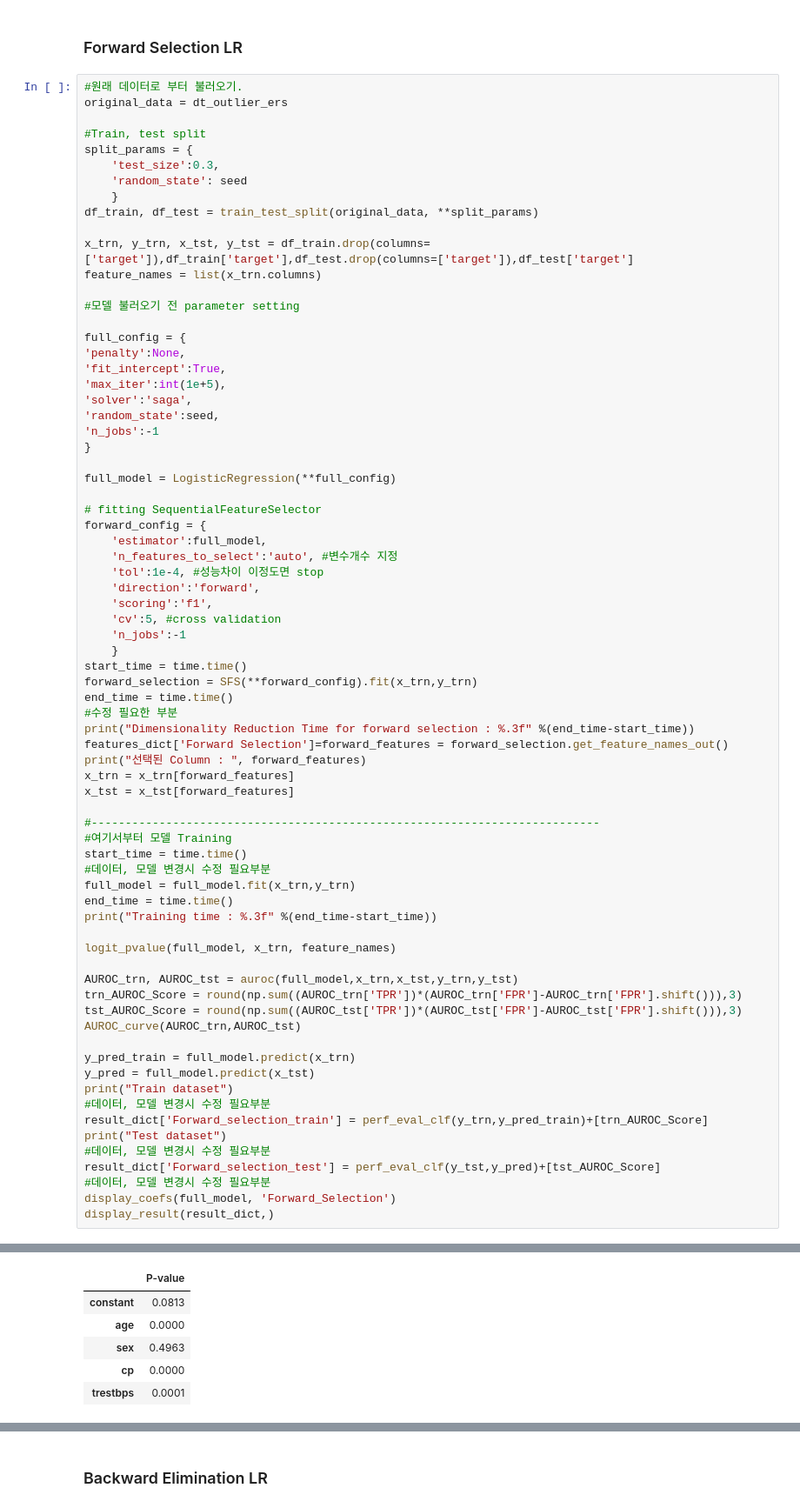
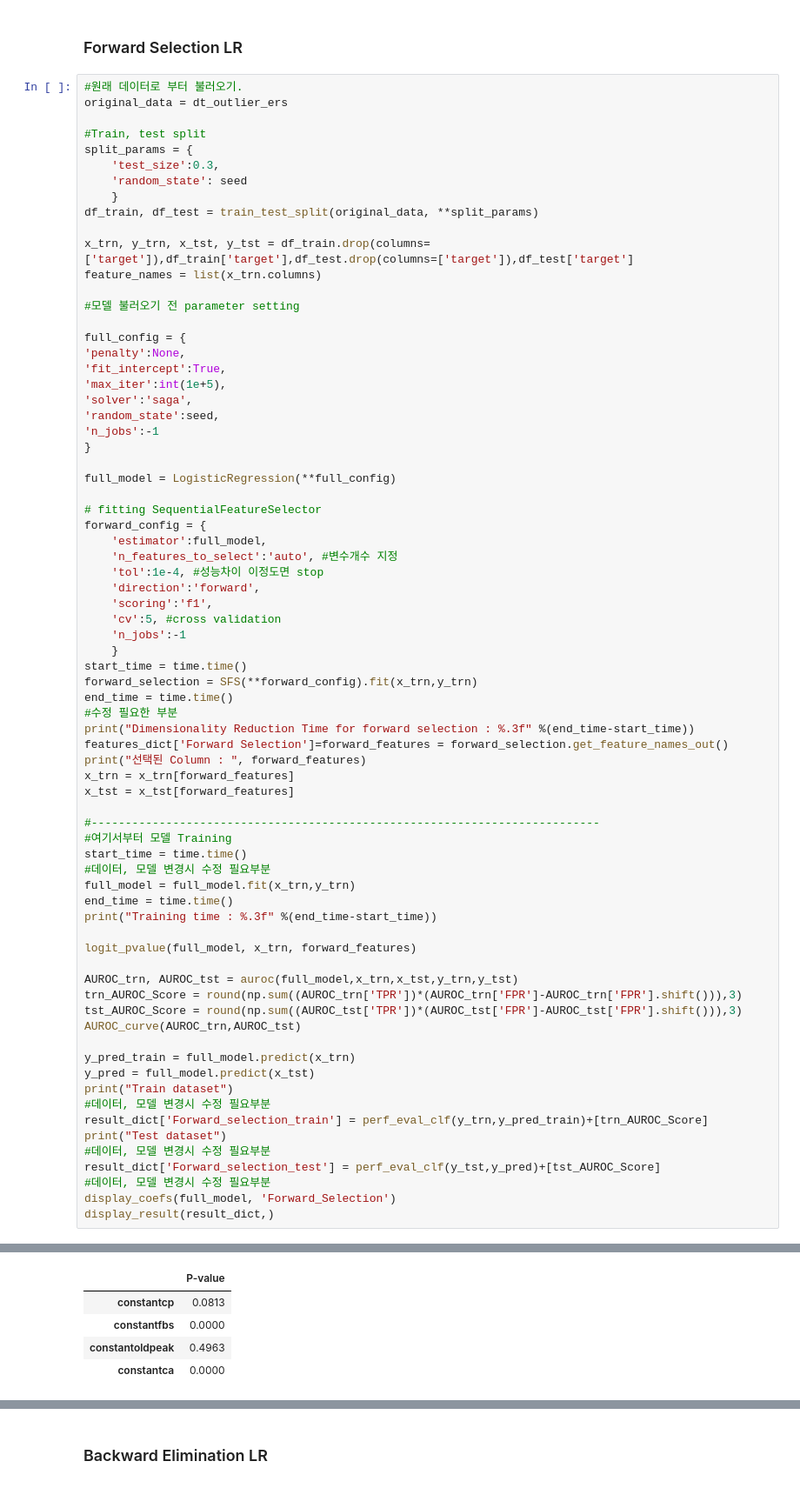
Before and after one commit to umkiyoung/MultivariateAnalysis, a Jupyter notebook: Assignments/Assignment_2/LogisticRegression_heart.ipynb, the cells around one changed output, grey strips where cells are left out. Shown at 87% size. Cells and saved outputs as stored; diff of their text form.

```diff
--- a/Assignments/Assignment_2/LogisticRegression_heart.ipynb
+++ b/Assignments/Assignment_2/LogisticRegression_heart.ipynb
@@ -1248,7 +1248,7 @@ full_model = full_model.fit(x_trn,y_trn)
 end_time = time.time()
 print("Training time : %.3f" %(end_time-start_time))
 
-logit_pvalue(full_model, x_trn, feature_names)
+logit_pvalue(full_model, x_trn, forward_features)
 
 AUROC_trn, AUROC_tst = auroc(full_model,x_trn,x_tst,y_trn,y_tst)
 trn_AUROC_Score = round(np.sum((AUROC_trn['TPR'])*(AUROC_trn['FPR']-AUROC_trn['FPR'].shift())),3)
@@ -1273,9 +1273,8 @@ Training time : 0.016
 |  | P-value |
-| constant | 0.0813 |
-| age | 0.0000 |
-| sex | 0.4963 |
-| cp | 0.0000 |
-| trestbps | 0.0001 |
+| constantcp | 0.0813 |
+| constantfbs | 0.0000 |
+| constantoldpeak | 0.4963 |
+| constantca | 0.0000 |
 **********************************************************************
 Train dataset
 Confusion_matrix
```
Also changed, not shown: parts of 10 cells of this notebook.
